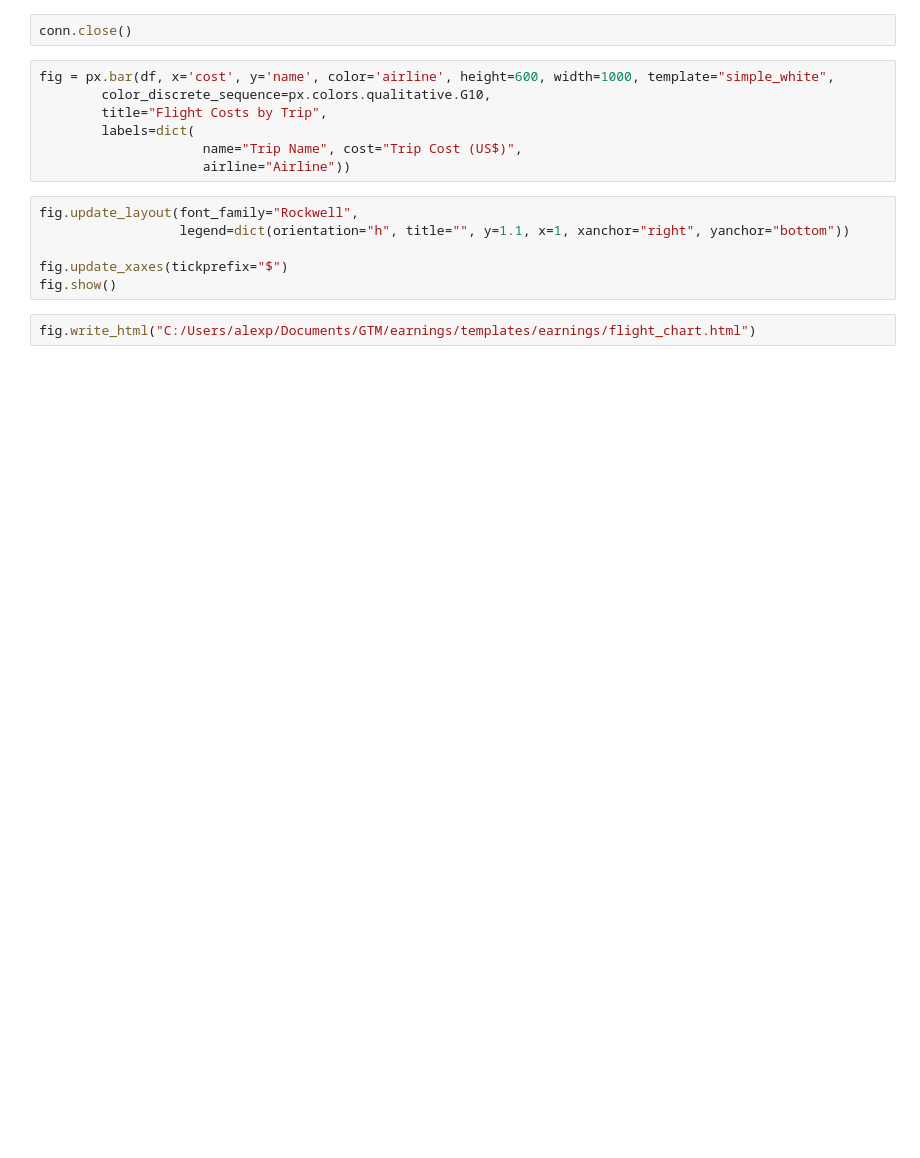
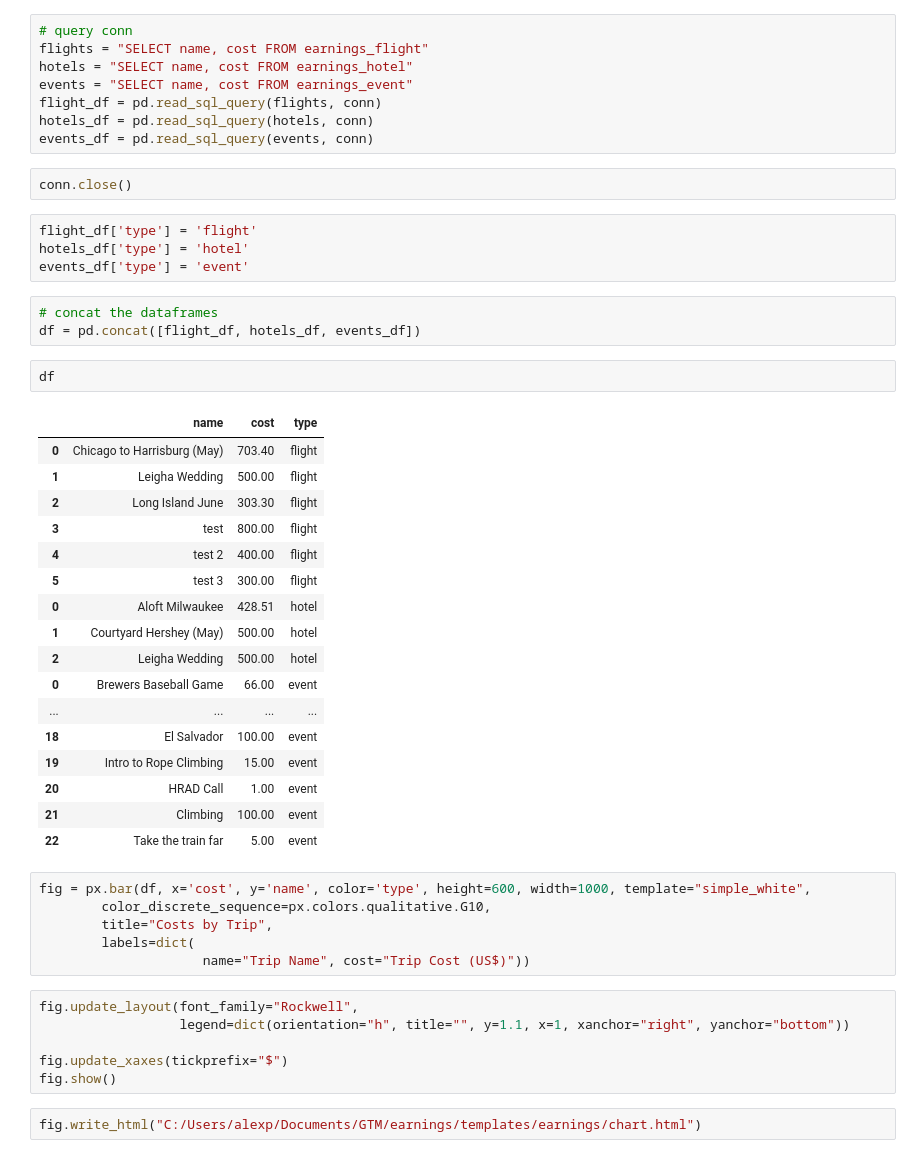
Before and after one commit to afitzer/GTM, a Jupyter notebook: notebooks/Charts.ipynb, the cells around one changed output. Drawn from its saved outputs; the diff is of its cells as text; blank space fills up the shorter version.

Commit message:
updated charts

```diff
--- a/notebooks/Charts.ipynb
+++ b/notebooks/Charts.ipynb
@@ -11,12 +7,46 @@ df = pd.read_sql_query(query, conn)
+# %%
+# query conn
+flights = "SELECT name, cost FROM earnings_flight"
+hotels = "SELECT name, cost FROM earnings_hotel"
+events = "SELECT name, cost FROM earnings_event"
+flight_df = pd.read_sql_query(flights, conn)
+hotels_df = pd.read_sql_query(hotels, conn)
+events_df = pd.read_sql_query(events, conn)
 # %%
 conn.close()
+# %%
+flight_df['type'] = 'flight'
+hotels_df['type'] = 'hotel'
+events_df['type'] = 'event'
+# %%
+# concat the dataframes
+df = pd.concat([flight_df, hotels_df, events_df])
+# %%
+df
+# %% [output]
+|  | name | cost | type |
+| 0 | Chicago to Harrisburg (May) | 703.40 | flight |
+| 1 | Leigha Wedding | 500.00 | flight |
+| 2 | Long Island June | 303.30 | flight |
+| 3 | test | 800.00 | flight |
+| 4 | test 2 | 400.00 | flight |
+| 5 | test 3 | 300.00 | flight |
+| 0 | Aloft Milwaukee | 428.51 | hotel |
+| 1 | Courtyard Hershey (May) | 500.00 | hotel |
+| 2 | Leigha Wedding | 500.00 | hotel |
+| 0 | Brewers Baseball Game | 66.00 | event |
+| ... | ... | ... | ... |
+| 18 | El Salvador | 100.00 | event |
+| 19 | Intro to Rope Climbing | 15.00 | event |
+| 20 | HRAD Call | 1.00 | event |
+| 21 | Climbing | 100.00 | event |
+| 22 | Take the train far | 5.00 | event |
 # %%
-fig = px.bar(df, x='cost', y='name', color='airline', height=600, width=1000, template="simple_white",
+fig = px.bar(df, x='cost', y='name', color='type', height=600, width=1000, template="simple_white",
         color_discrete_sequence=px.colors.qualitative.G10,
-        title="Flight Costs by Trip",
+        title="Costs by Trip",
         labels=dict(
-                     name="Trip Name", cost="Trip Cost (US$)",
-                     airline="Airline"))
+                     name="Trip Name", cost="Trip Cost (US$)"))
 # %%
 fig.update_layout(font_family="Rockwell",
                   legend=dict(orientation="h", title="", y=1.1, x=1, xanchor="right", yanchor="bottom"))
@@ -24,4 +54,4 @@ fig.update_layout(font_family="Rockwell",
 fig.update_xaxes(tickprefix="$")
 fig.show()
 # %%
-fig.write_html("C:/Users/alexp/Documents/GTM/earnings/templates/earnings/flight_chart.html")
+fig.write_html("C:/Users/alexp/Documents/GTM/earnings/templates/earnings/chart.html")
```
Also changed, not shown: parts of 1 cell of this notebook, 6 other files.
